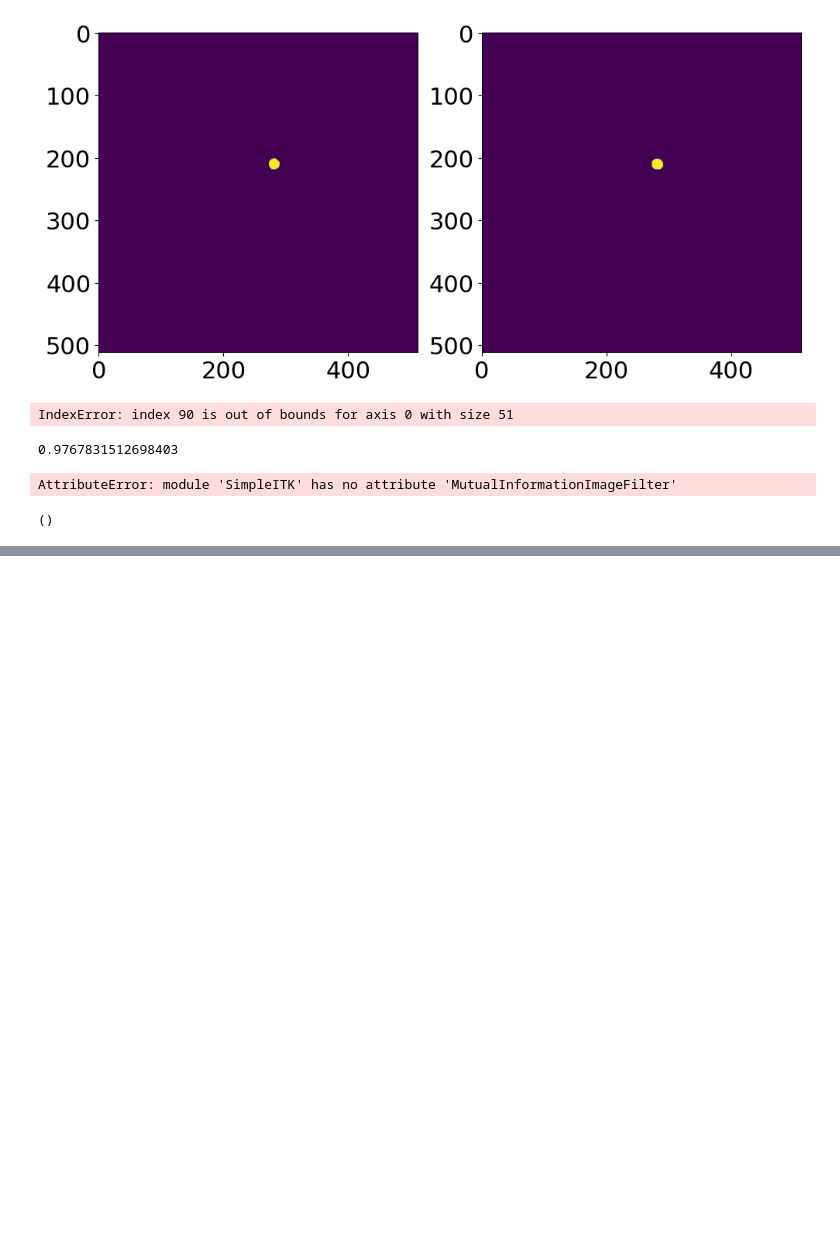
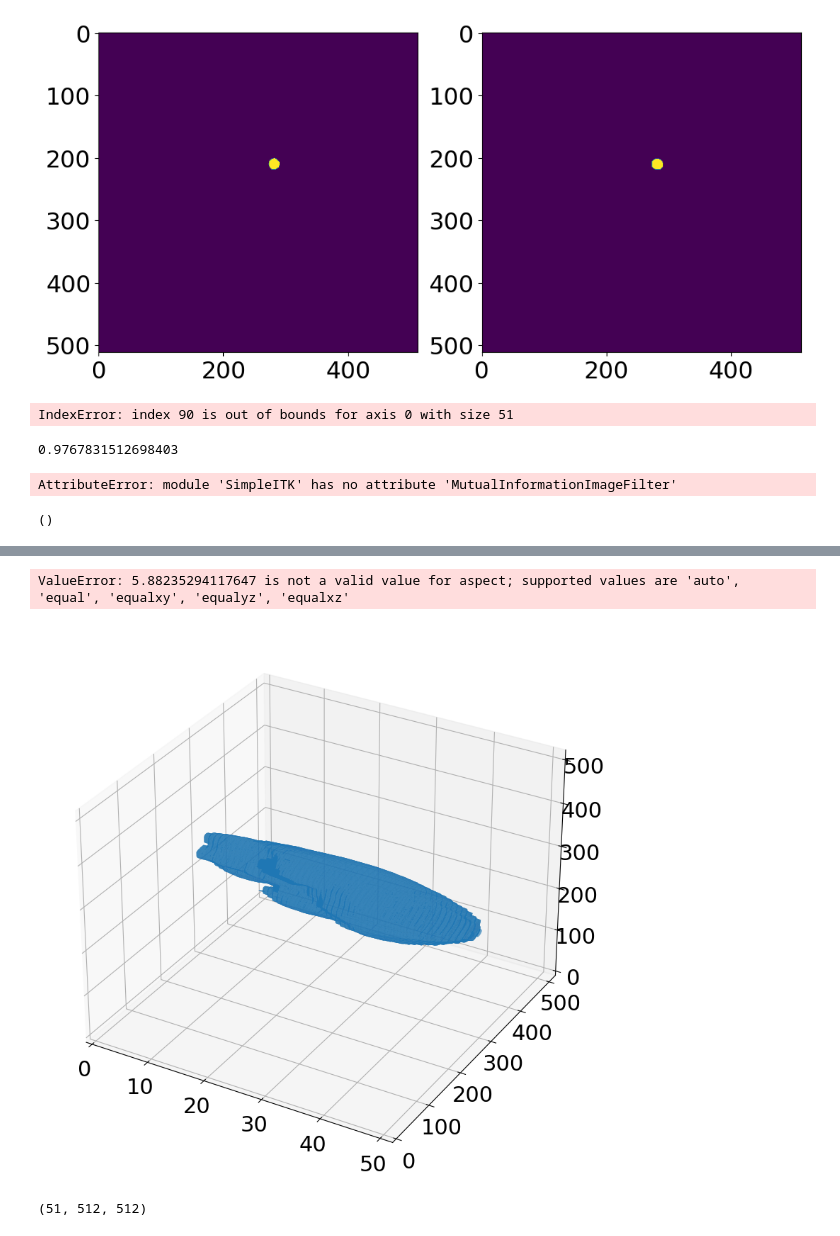
Before and after one commit to kildealab/defaceRT, a Jupyter notebook: Defacing_Evaluation_Metrics.ipynb, the cells around one changed output, grey strips where cells are left out. Saved outputs shown, nothing was run; the diff lists cells and outputs as text; code cells hidden in the pictures; blank space fills up the shorter version.

```diff
--- a/Defacing_Evaluation_Metrics.ipynb
+++ b/Defacing_Evaluation_Metrics.ipynb
@@ -582,0 +618,15 @@ for (x, y, w, h) in faces:
+# %%
+verts, faces, normals, values = measure.marching_cubes(bin_22)
+mesh = Poly3DCollection(verts[faces],alpha=.9)
+# %%
+fig = plt.figure(figsize=(10,10))
+ax = fig.add_subplot(111,projection='3d')
+face_color=[0.5,0.5,.5]
+ax.add_collection3d(mesh)
+ax.set_xlim(0,bin_22.shape[0])
+ax.set_ylim(0,bin_22.shape[1])
+ax.set_zlim(0,bin_22.shape[2])
+ax.set_aspect(3/.51)
+# %% [output]
+ValueError: 5.88235294117647 is not a valid value for aspect; supported values are 'auto', 'equal', 'equalxy', 'equalyz', 'equalxz'
+[figure, added]
@@ -582,0 +635,4 @@ for (x, y, w, h) in faces:
+# %%
+bin_22.shape
+# %% [output]
+(51, 512, 512)
```
Also changed, not shown: parts of 88 cells of this notebook.
